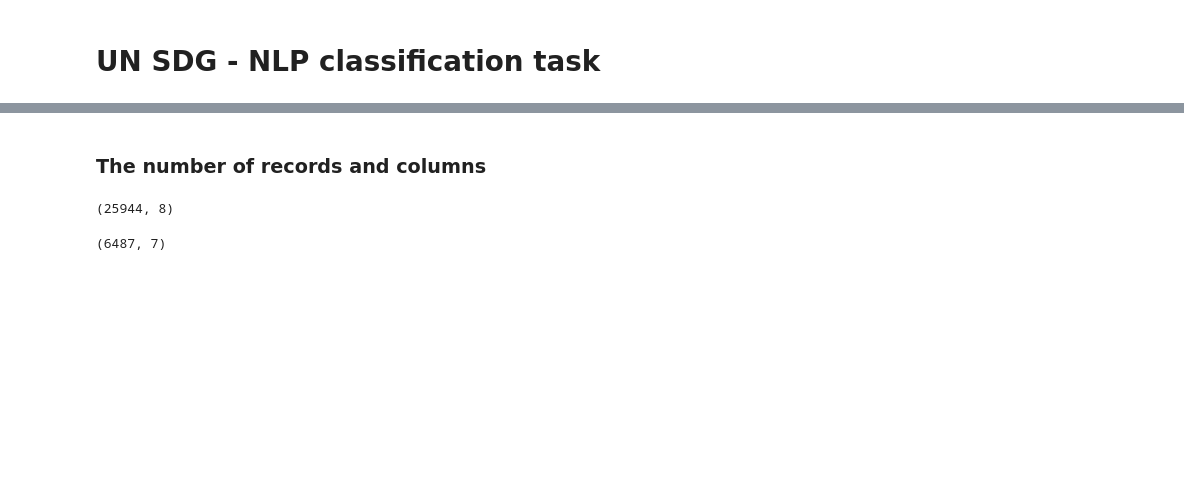
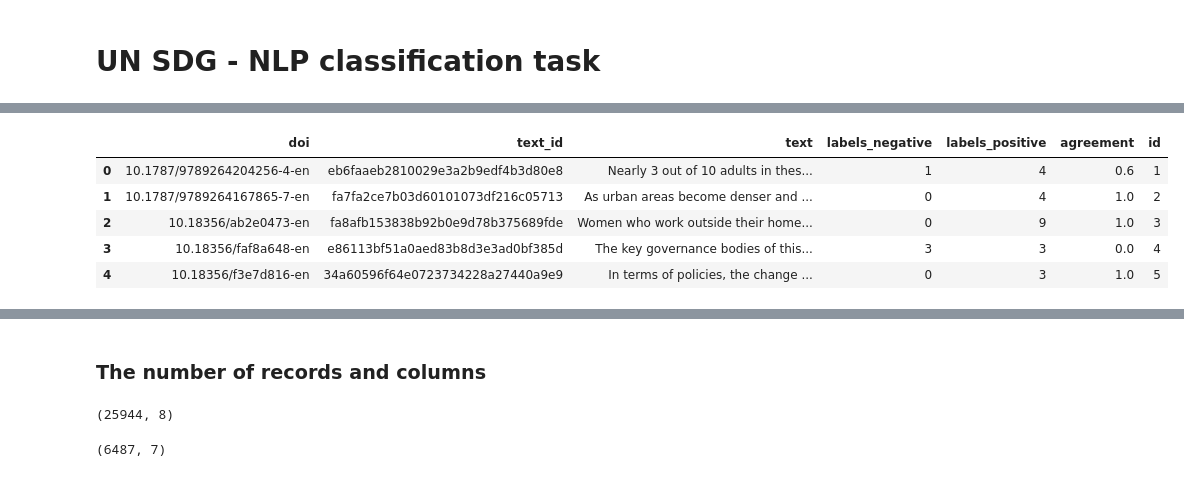
Before and after one commit to sosocrypto/UN-SDG-Project, a Jupyter notebook: sdg_project_notebook.ipynb, the cells around one changed output, grey strips where cells are left out. Cells and saved outputs as stored; diff of their text form; code cells hidden in the pictures; blank space fills up the shorter version.

```diff
--- a/sdg_project_notebook.ipynb
+++ b/sdg_project_notebook.ipynb
@@ -63,3 +179,11 @@ from wordcloud import WordCloud
 # %%
-train_data = pd.read_csv('train.csv')
+#Loading the test dataset
 test_data = pd.read_csv('test.csv')
+test_data.head()
+# %% [output]
+|  | doi | text_id | text | labels_negative | labels_positive | agreement | id |
+| 0 | 10.1787/9789264204256-4-en | eb6faaeb2810029e3a2b9edf4b3d80e8 | Nearly 3 out of 10 adults in thes... | 1 | 4 | 0.6 | 1 |
+| 1 | 10.1787/9789264167865-7-en | fa7fa2ce7b03d60101073df216c05713 | As urban areas become denser and ... | 0 | 4 | 1.0 | 2 |
+| 2 | 10.18356/ab2e0473-en | fa8afb153838b92b0e9d78b375689fde | Women who work outside their home... | 0 | 9 | 1.0 | 3 |
+| 3 | 10.18356/faf8a648-en | e86113bf51a0aed83b8d3e3ad0bf385d | The key governance bodies of this... | 3 | 3 | 0.0 | 4 |
+| 4 | 10.18356/f3e7d816-en | 34a60596f64e0723734228a27440a9e9 | In terms of policies, the change ... | 0 | 3 | 1.0 | 5 |
```
Also changed, not shown: parts of 31 cells of this notebook.
